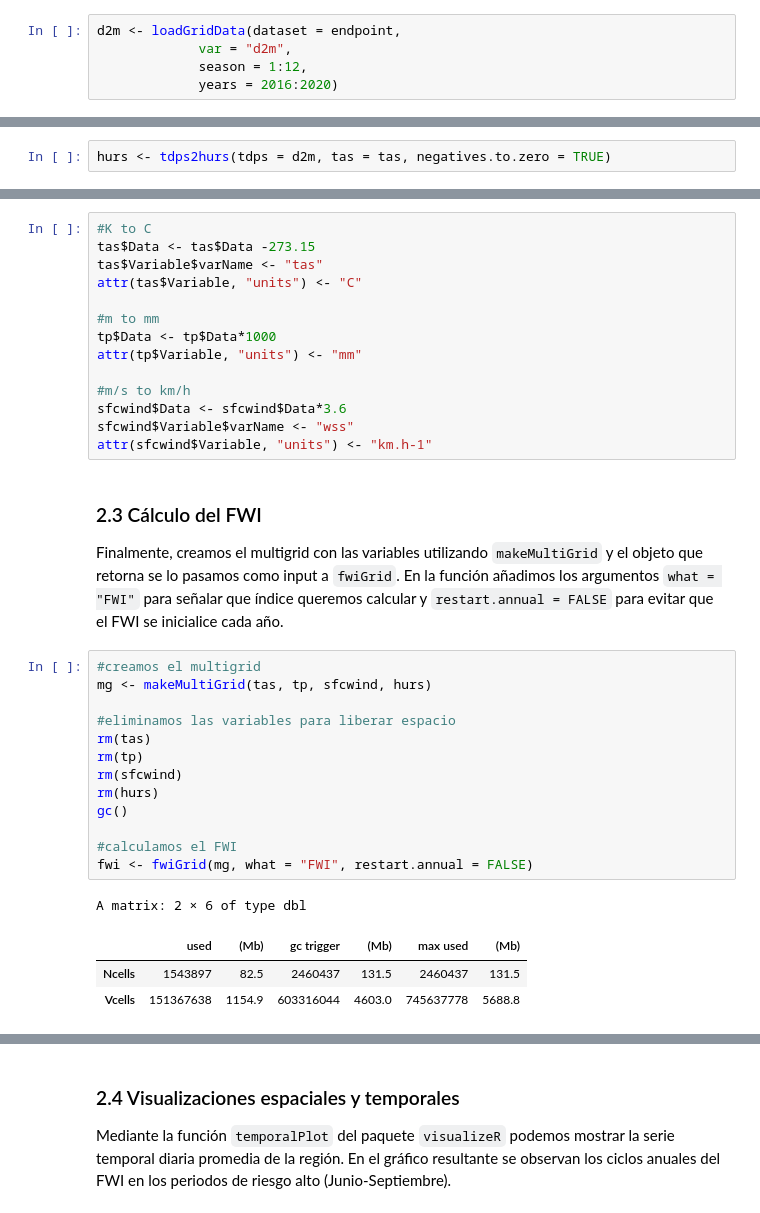
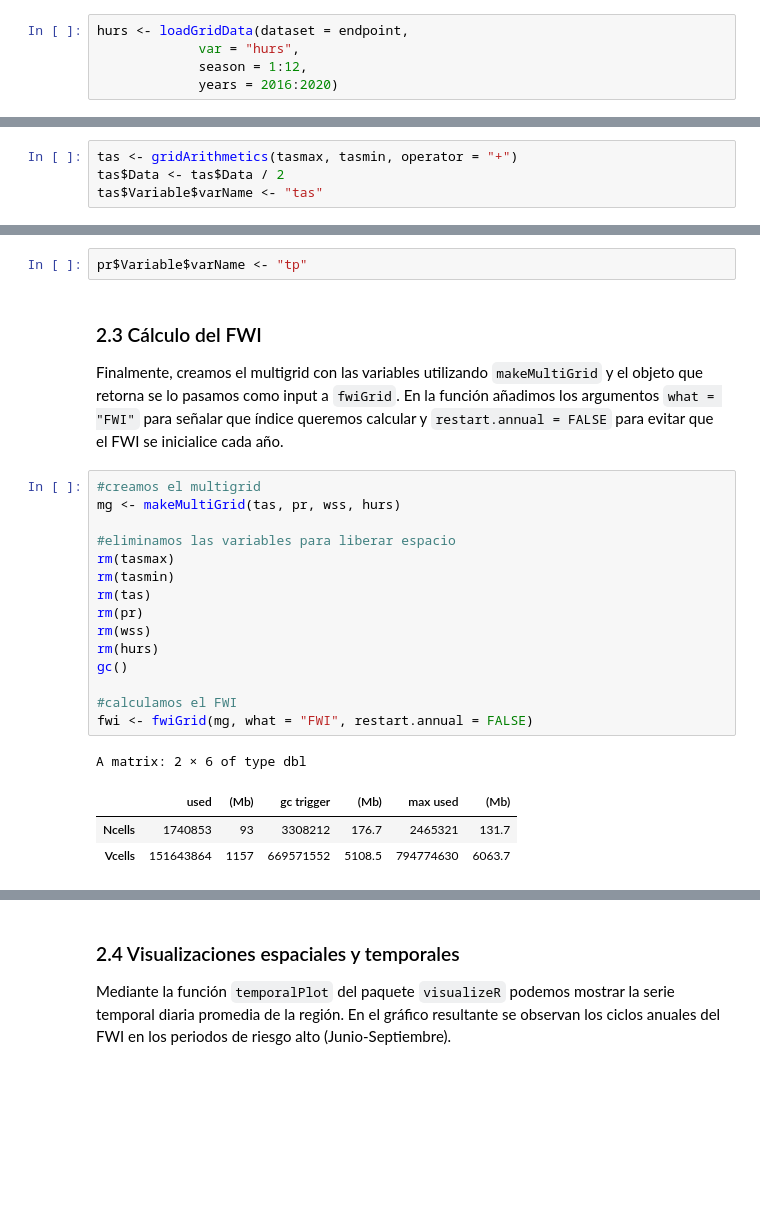
Before and after one commit to SantanderMetGroup/PTI-Clima-Datalab, a Jupyter notebook: Notebooks/R/calculo_indices_FWI_R.ipynb, the cells around one changed output, grey strips where cells are left out. Cells and saved outputs as stored; diff of their text form; blank space fills up the shorter version.

```diff
--- a/Notebooks/R/calculo_indices_FWI_R.ipynb
+++ b/Notebooks/R/calculo_indices_FWI_R.ipynb
@@ -393,6 +424,6 @@ sfcwind <- loadGridData(dataset = endpoint,
 # %%
-d2m <- loadGridData(dataset = endpoint,
-             var = "d2m",
+hurs <- loadGridData(dataset = endpoint,
+             var = "hurs",
              season = 1:12,
              years = 2016:2020)
 # %% [output]
@@ -412,2 +443,4 @@ Calculamos la aproximación de la humedad relativa mediante la temperatura y el
 # %%
-hurs <- tdps2hurs(tdps = d2m, tas = tas, negatives.to.zero = TRUE)
+tas <- gridArithmetics(tasmax, tasmin, operator = "+")
+tas$Data <- tas$Data / 2
+tas$Variable$varName <- "tas"
@@ -441,36 +482,26 @@ Hacemos los cambios en las unidades de las variables involucradas. Para ello man
-# %%
-#K to C
-tas$Data <- tas$Data -273.15
-tas$Variable$varName <- "tas"
-attr(tas$Variable, "units") <- "C"
-
-#m to mm
-tp$Data <- tp$Data*1000
-attr(tp$Variable, "units") <- "mm"
-
-#m/s to km/h
-sfcwind$Data <- sfcwind$Data*3.6
-sfcwind$Variable$varName <- "wss"
-attr(sfcwind$Variable, "units") <- "km.h-1"
+# %%
+pr$Variable$varName <- "tp"
 # %% [markdown]
 ### 2.3 Cálculo del FWI <a class="anchor" id="2.3-bullet"></a>
 
 Finalmente, creamos el multigrid con las variables utilizando `makeMultiGrid` y el objeto que retorna se lo pasamos como input a `fwiGrid`. En la función añadimos los argumentos `what = "FWI"` para señalar que índice queremos calcular y `restart.annual = FALSE` para evitar que el FWI se inicialice cada año.
 # %%
 #creamos el multigrid
-mg <- makeMultiGrid(tas, tp, sfcwind, hurs)
+mg <- makeMultiGrid(tas, pr, wss, hurs)
 
 #eliminamos las variables para liberar espacio
+rm(tasmax)
+rm(tasmin)
 rm(tas)
-rm(tp)
-rm(sfcwind)
+rm(pr)
+rm(wss)
 rm(hurs)
 gc()
 
 #calculamos el FWI
 fwi <- fwiGrid(mg, what = "FWI", restart.annual = FALSE)
 # %% [output]
 A matrix: 2 × 6 of type dbl
 |  | used | (Mb) | gc trigger | (Mb) | max used | (Mb) |
-| Ncells | 1543897 | 82.5 | 2460437 | 131.5 | 2460437 | 131.5 |
-| Vcells | 151367638 | 1154.9 | 603316044 | 4603.0 | 745637778 | 5688.8 |
+| Ncells | 1740853 | 93 | 3308212 | 176.7 | 2465321 | 131.7 |
+| Vcells | 151643864 | 1157 | 669571552 | 5108.5 | 794774630 | 6063.7 |
```
Also changed, not shown: parts of 35 cells of this notebook, 11 other files.
